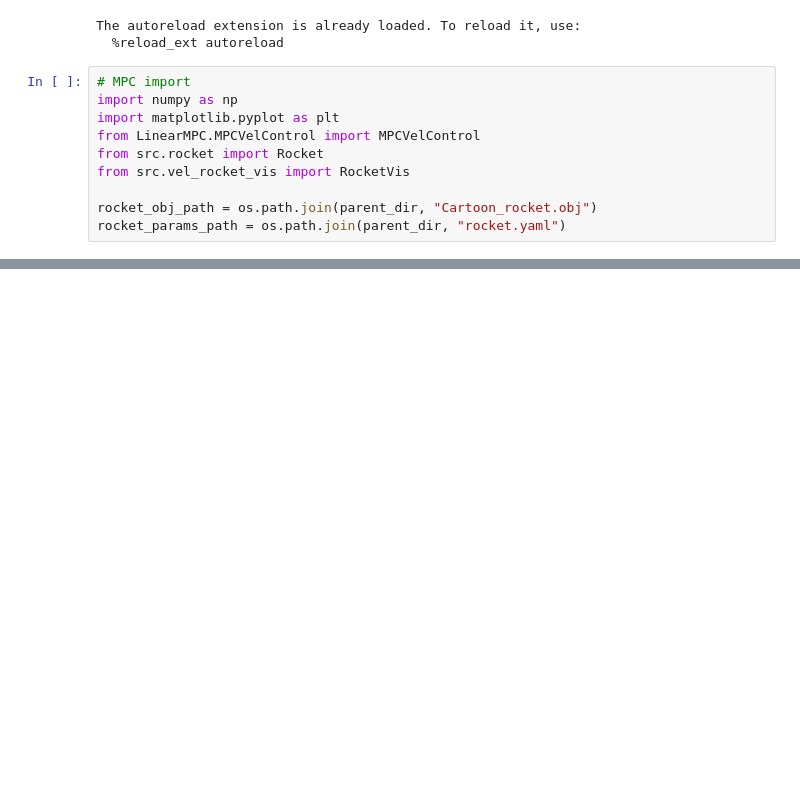
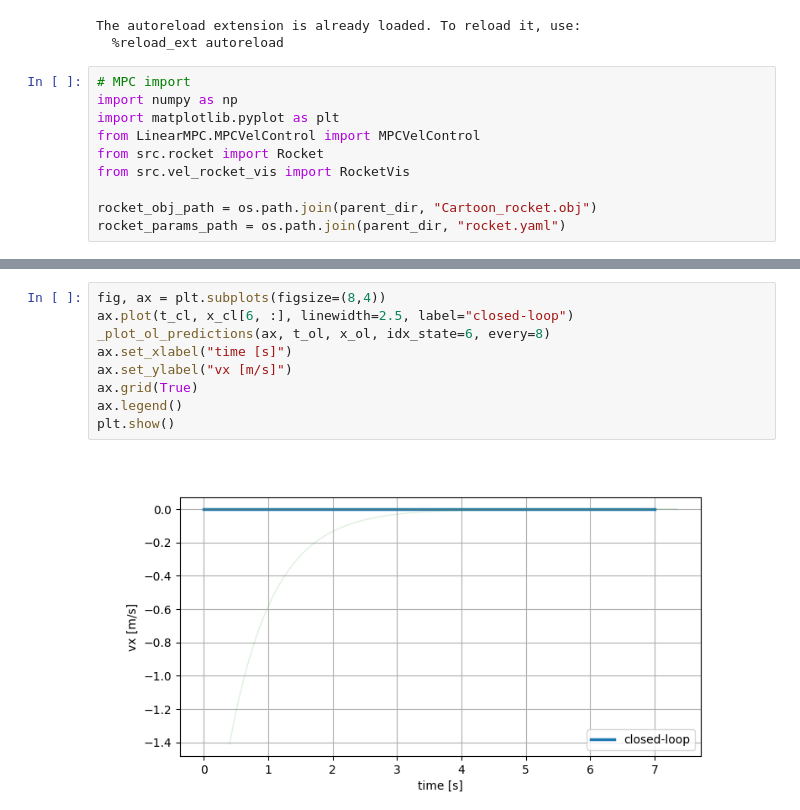
Before and after one commit to luca-favre/MPC, a Jupyter notebook: project/Deliverable_3_1/Deliverable_3_1.ipynb, the cells around one changed output, grey strips where cells are left out. Cells and saved outputs as stored; diff of their text form; blank space fills up the shorter version.

```diff
--- a/project/Deliverable_3_1/Deliverable_3_1.ipynb
+++ b/project/Deliverable_3_1/Deliverable_3_1.ipynb
@@ -94,0 +292,11 @@ Text(0.5, 1.0, 'Xf_roll (ωz, γ)')
+# %%
+fig, ax = plt.subplots(figsize=(8,4))
+ax.plot(t_cl, x_cl[6, :], linewidth=2.5, label="closed-loop")
+_plot_ol_predictions(ax, t_ol, x_ol, idx_state=6, every=8)
+ax.set_xlabel("time [s]")
+ax.set_ylabel("vx [m/s]")
+ax.grid(True)
+ax.legend()
+plt.show()
+# %% [output]
+[figure, added]
```
Also changed, not shown: parts of 8 cells of this notebook, 1 other file.
